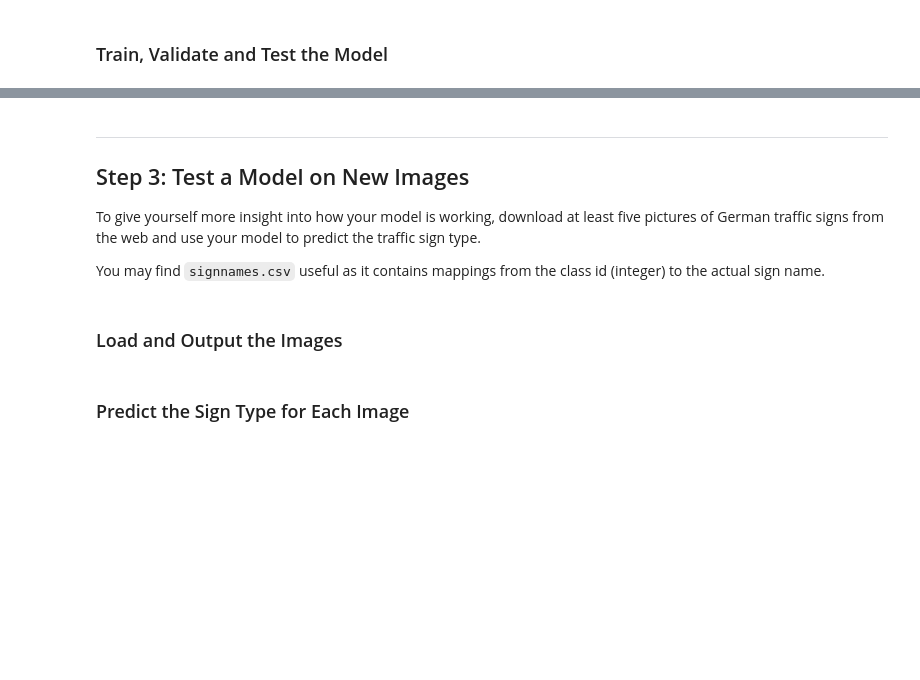
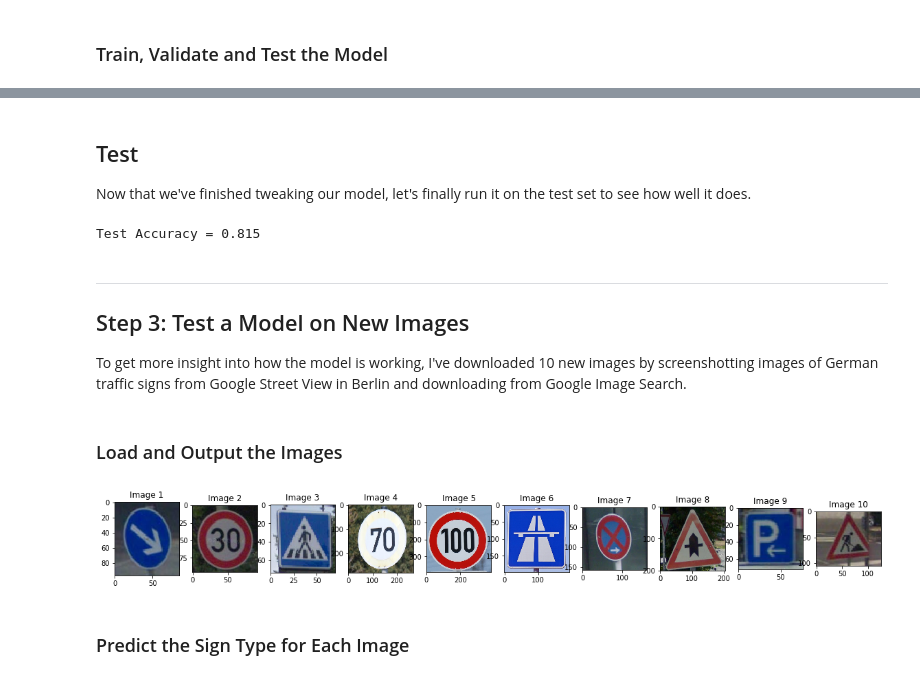
Before and after one commit to tjacobs/CarND-Traffic-Sign-Classifier-Project, a Jupyter notebook: Traffic_Sign_Classifier.ipynb, the cells around one changed output, grey strips where cells are left out. Drawn from its saved outputs; the diff is of its cells as text; code cells hidden in the pictures; blank space fills up the shorter version.

```diff
--- a/Traffic_Sign_Classifier.ipynb
+++ b/Traffic_Sign_Classifier.ipynb
@@ -143,0 +104,6 @@ X_train, y_train = shuffle(X_train, y_train)
+# %%
+### Split the data into training/validation sets.
+from sklearn.model_selection import train_test_split
+
+# Split. Let's say 20% of the data goes to validation.
+X_train, X_validation, y_train, y_validation = train_test_split( X_train, y_train, test_size=0.2, random_state=0)
@@ -204,28 +175,29 @@ sets imply underfitting. A high accuracy on the test set but low accuracy on the
 # %%
-### Train your model here.
-### Calculate and report the accuracy on the training and validation set.
-### Once a final model architecture is selected,
-### the accuracy on the test set should be calculated and reported as well.
+### Train
 import tensorflow as tf
 
-EPOCHS = 10
+EPOCHS = 5
 BATCH_SIZE = 128
 rate = 0.001
 
+# Inputs
 x = tf.placeholder(tf.float32, (None, 32, 32, 3))
 y = tf.placeholder(tf.int32, (None))
 one_hot_y = tf.one_hot(y, n_classes)
 
+# TF Operations
 logits = LeNet(x)
 cross_entropy = tf.nn.softmax_cross_entropy_with_logits(logits, one_hot_y)
 loss_operation = tf.reduce_mean(cross_entropy)
 optimizer = tf.train.AdamOptimizer(learning_rate = rate)
 training_operation = optimizer.minimize(loss_operation)
-
 correct_prediction = tf.equal(tf.argmax(logits, 1), tf.argmax(one_hot_y, 1))
 accuracy_operation = tf.reduce_mean(tf.cast(correct_prediction, tf.float32))
+
+# Let's save when done
 saver = tf.train.Saver()
 
+# Evaluate the model on a data set
 def evaluate(X_data, y_data):
     num_examples = len(X_data)
     total_accuracy = 0
@@ -236,7 +208,7 @@ def evaluate(X_data, y_data):
         total_accuracy += (accuracy * len(batch_x))
     return total_accuracy / num_examples
 
-
+# Train
 with tf.Session() as sess:
     sess.run(tf.global_variables_initializer())
     num_examples = len(X_train)
@@ -250,6 +222,7 @@ with tf.Session() as sess:
             batch_x, batch_y = X_train[offset:end], y_train[offset:end]
             sess.run(training_operation, feed_dict={x: batch_x, y: batch_y})
 
+        # Evaluate
         validation_accuracy = evaluate(X_validation, y_validation)
         print("EPOCH {} ...".format(i+1))
         print("Validation Accuracy = {:.3f}".format(validation_accuracy))
@@ -278,10 +256,22 @@ Model saved
+# %% [markdown]
+
+## Test
+Now that we've finished tweaking our model, let's finally run it on the test set to see how well it does.
+# %%
+with tf.Session() as sess:
+    # Load model
+    saver.restore(sess, tf.train.latest_checkpoint('.'))
+
+    # Evaluate test data
+    test_accuracy = evaluate(X_test, y_test)
+    print("Test Accuracy = {:.3f}".format(test_accuracy))
+# %% [output]
+Test Accuracy = 0.815
 # %% [markdown]
 ---
 
 ## Step 3: Test a Model on New Images
 
-To give yourself more insight into how your model is working, download at least five pictures of German traffic signs from the web and use your model to predict the traffic sign type.
-
-You may find `signnames.csv` useful as it contains mappings from the class id (integer) to the actual sign name.
+To get more insight into how the model is working, I've downloaded 10 new images by screenshotting images of German traffic signs from Google Street View in Berlin and downloading from Google Image Search.
 # %% [markdown]
 ### Load and Output the Images
@@ -291,2 +278,19 @@ You may find `signnames.csv` useful as it contains mappings from the class id (i
+# %%
+import cv2 as cv2
+import glob
+
+# Find and read images in test directory
+filelist = glob.glob( './test/*.*' )
+images = np.array([np.array(plt.imread(fname)) for fname in filelist])
+
+# Plot 10 in a row
+fig = plt.figure(figsize=(20,20))
+for i in range(0,10):
+    a = fig.add_subplot(1,10,i+1)
+    plt.imshow(images[i])
+    code = int(y_train[1])
+    plt.title( "Image " + str(i+1) )
+# %% [output]
+[figure, added]
 # %% [markdown]
 ### Predict the Sign Type for Each Image
```
Also changed, not shown: parts of 41 cells of this notebook.
